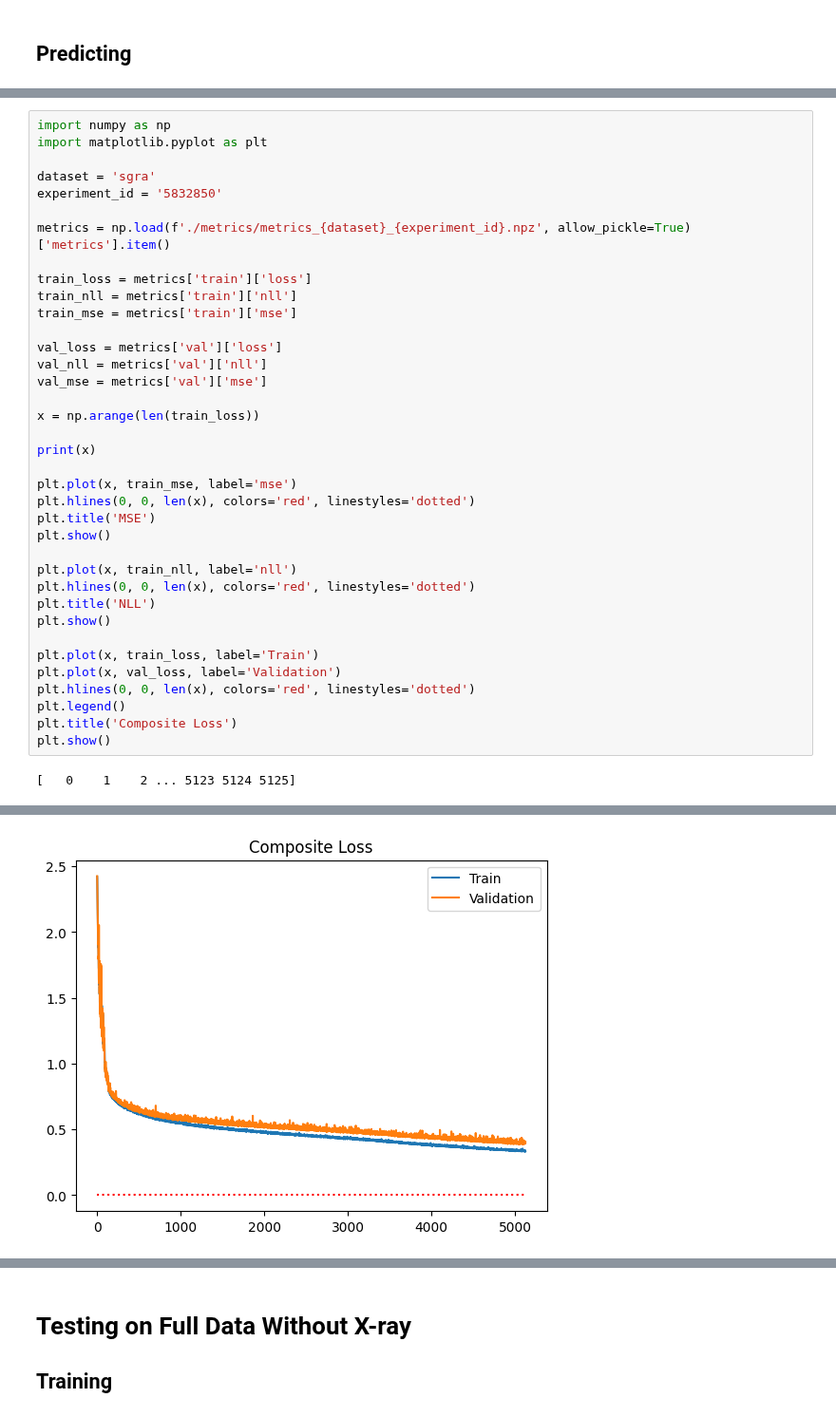
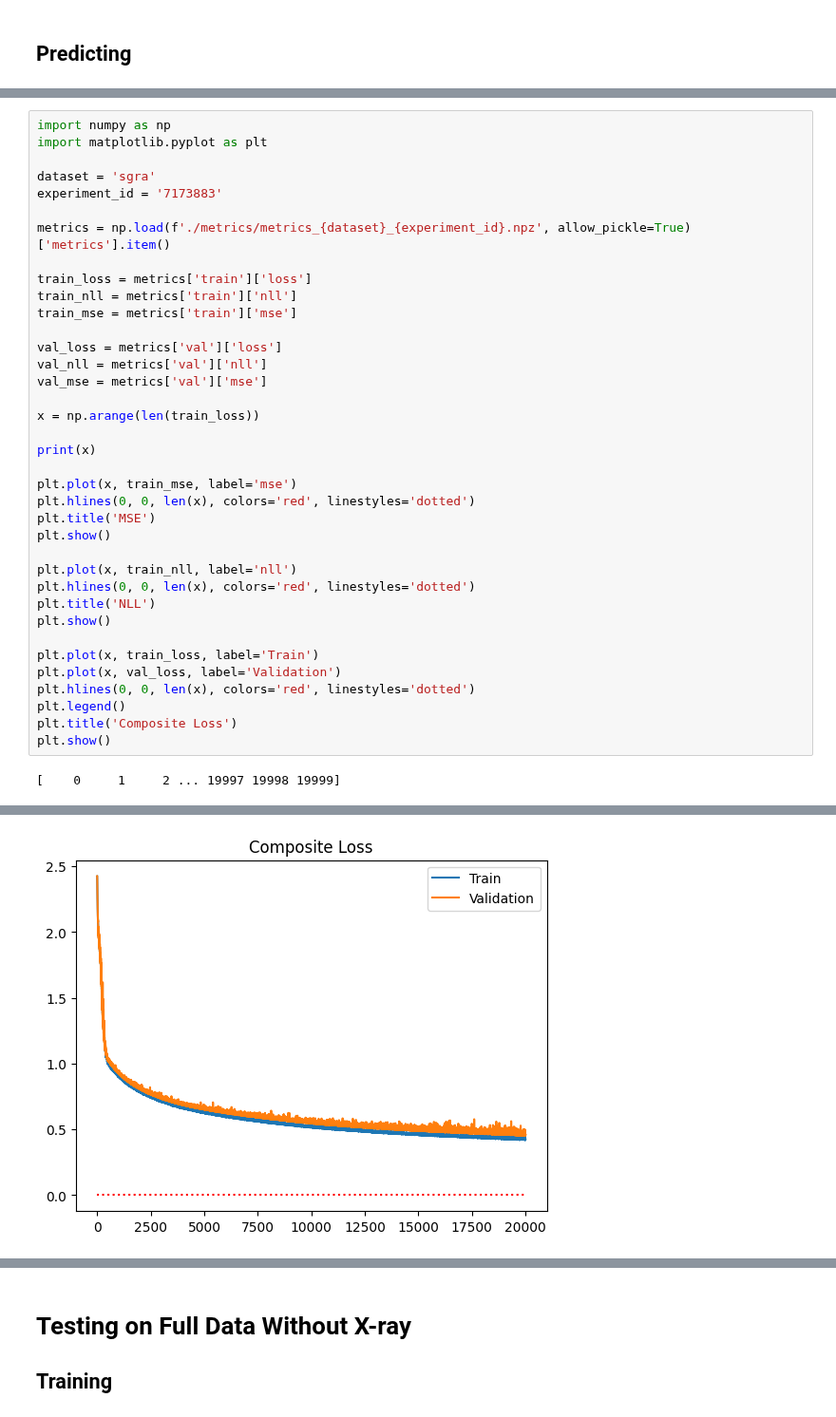
Before and after one commit to GabrielSasseville01/SgrA_Interpolation, a Jupyter notebook: Tripletformer/testing.ipynb, the cells around one changed output, grey strips where cells are left out. Shown at 95% size. Saved outputs shown, nothing was run; the diff lists cells and outputs as text.

```diff
--- a/Tripletformer/testing.ipynb
+++ b/Tripletformer/testing.ipynb
@@ -132,7 +122,7 @@ import numpy as np
 import matplotlib.pyplot as plt
 
 dataset = 'sgra'
-experiment_id = '5832850'
+experiment_id = '7173883'
 
 metrics = np.load(f'./metrics/metrics_{dataset}_{experiment_id}.npz', allow_pickle=True)['metrics'].item()
 
@@ -165,4 +155,4 @@ plt.legend()
 plt.title('Composite Loss')
 plt.show()
 # %% [output]
-[   0    1    2 ... 5123 5124 5125]
+[    0     1     2 ... 19997 19998 19999]
@@ -171,4 +161,4 @@ plt.show()
-[figure, old version]
+[figure, new version]
 # %%
 !python evaluate.py --niters 1 --batch-size 20 --dataset sgra --norm --shuffle --sample-tp 0.1 --mse-weight 1.0 --imab-dim 64 --cab-dim 256 --decoder-dim 128 --nlayers 1 --sample-type random --num-ref-points 128 --experiment-id 7173883
 # %% [output]
```
Also changed, not shown: parts of 3 cells of this notebook, 3 other files.
